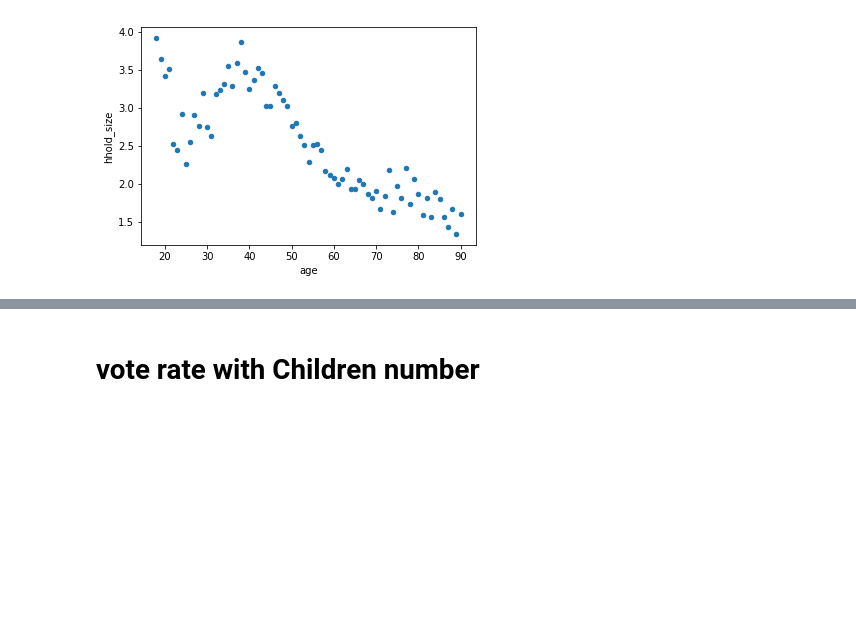
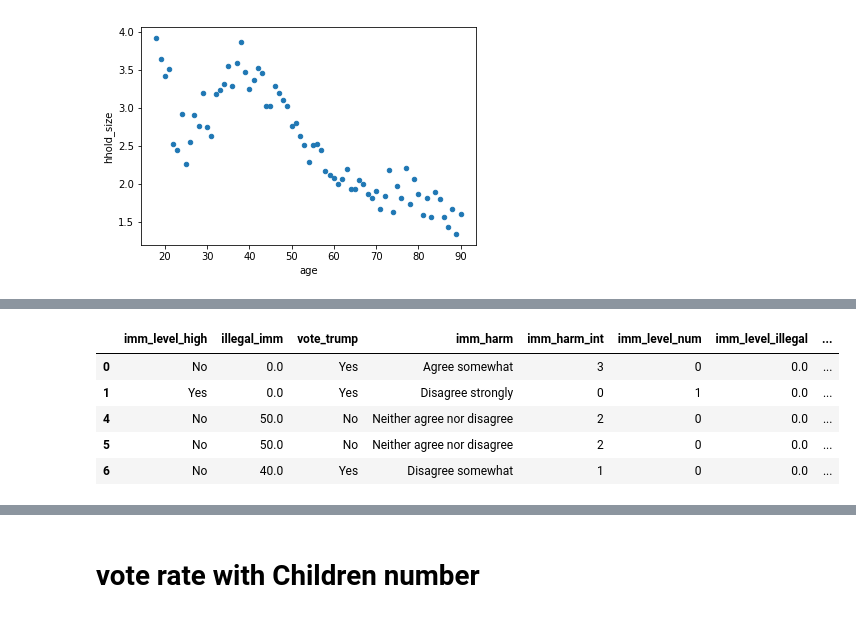
Before and after one commit to wangdianyh/trump-4703, a Jupyter notebook: Trump.ipynb, the cells around one changed output, grey strips where cells are left out. Cells and saved outputs as stored; diff of their text form; code cells hidden in the pictures; blank space fills up the shorter version.

```diff
--- a/Trump.ipynb
+++ b/Trump.ipynb
@@ -279,0 +412,17 @@ data_house_age.groupby('age').mean().reset_index().plot.scatter(x='age', y='hhol
+# %%
+imm_df['imm_level_num'] = imm_df.imm_level_high.map({'No': 0, 'Yes': 1})
+# %%
+imm_df.illegal_imm = pd.to_numeric(imm_df.illegal_imm)
+# %%
+imm_df['imm_level_illegal'] = [ row.imm_level_num * row.illegal_imm for index, row in imm_df.iterrows()]
+# %%
+imm_df['vote_num'] = imm_df.vote_trump.map({'Yes': 1, 'No': 0})
+# %%
+imm_df.head()
+# %% [output]
+|  | imm_level_high | illegal_imm | vote_trump | imm_harm | imm_harm_int | imm_level_num | imm_level_illegal | ... |
+| 0 | No | 0.0 | Yes | Agree somewhat | 3 | 0 | 0.0 | ... |
+| 1 | Yes | 0.0 | Yes | Disagree strongly | 0 | 1 | 0.0 | ... |
+| 4 | No | 50.0 | No | Neither agree nor disagree | 2 | 0 | 0.0 | ... |
+| 5 | No | 50.0 | No | Neither agree nor disagree | 2 | 0 | 0.0 | ... |
+| 6 | No | 40.0 | Yes | Disagree somewhat | 1 | 0 | 0.0 | ... |
```
Also changed, not shown: parts of 30 cells of this notebook.
